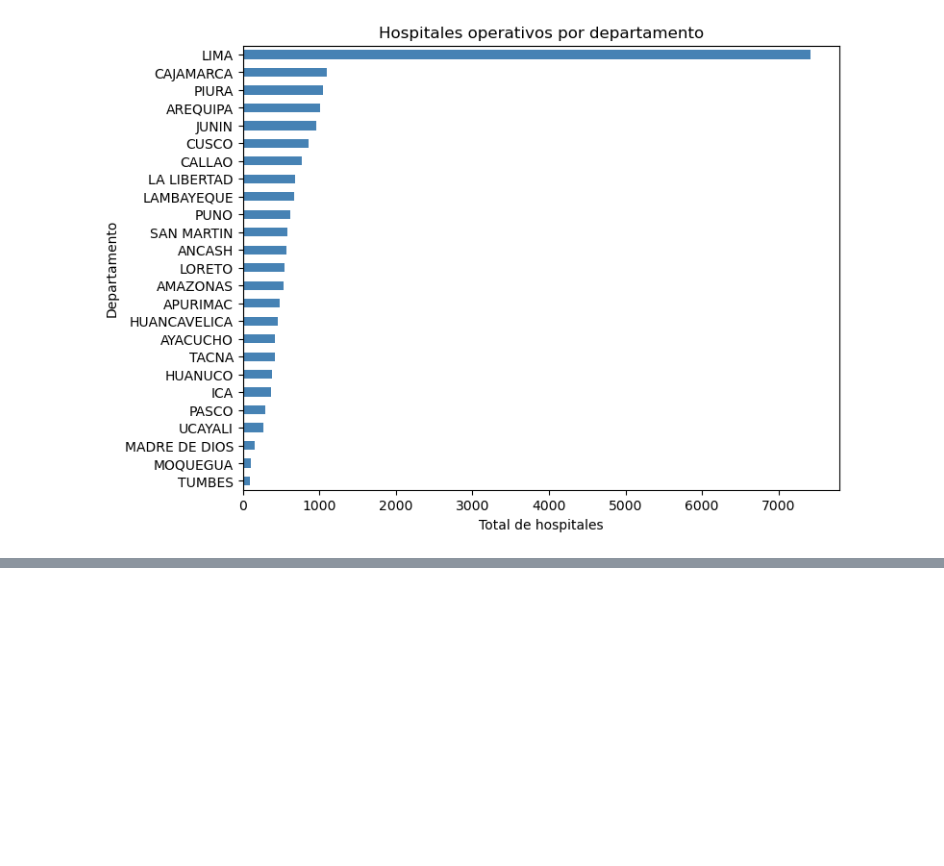
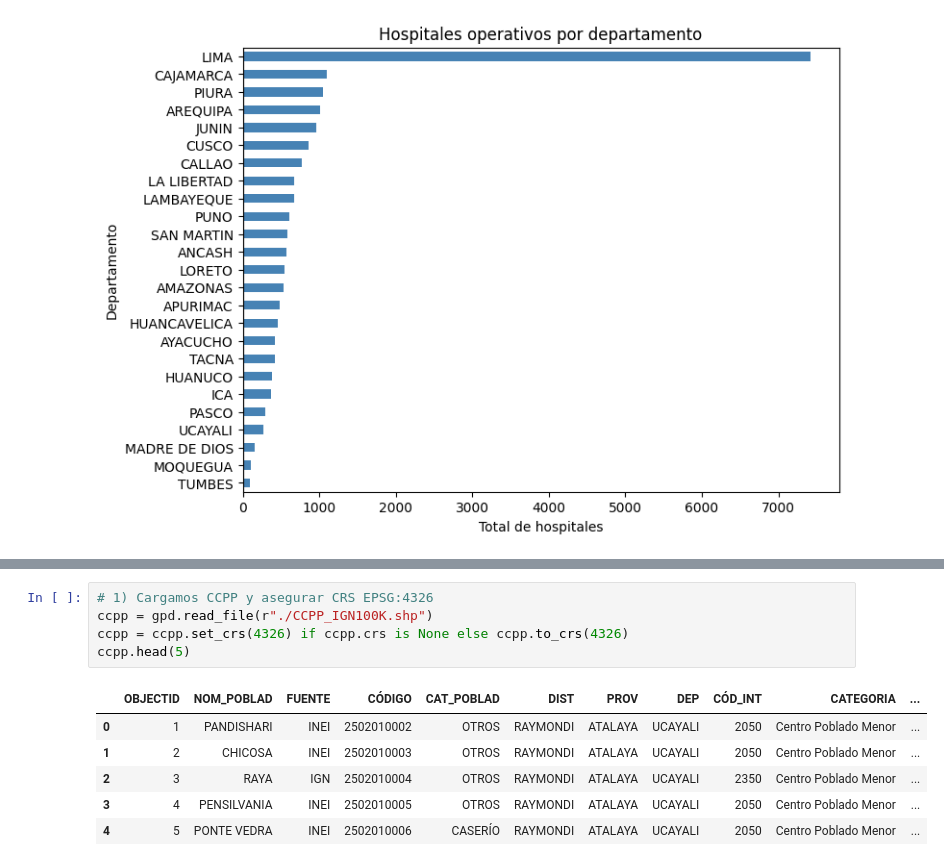
Before and after one commit to Azucena0126/Hospitals-Access-Peru, a Jupyter notebook: data/geopandas.ipynb, the cells around one changed output, grey strips where cells are left out. Drawn from its saved outputs; the diff is of its cells as text; blank space fills up the shorter version.

```diff
--- a/data/geopandas.ipynb
+++ b/data/geopandas.ipynb
@@ -255,0 +375,12 @@ plt.show()
+# %%
+# 1) Cargamos CCPP y asegurar CRS EPSG:4326
+ccpp = gpd.read_file(r"./CCPP_IGN100K.shp")
+ccpp = ccpp.set_crs(4326) if ccpp.crs is None else ccpp.to_crs(4326)
+ccpp.head(5)
+# %% [output]
+|  | OBJECTID | NOM_POBLAD | FUENTE | CÓDIGO | CAT_POBLAD | DIST | PROV | DEP | CÓD_INT | CATEGORIA | ... |
+| 0 | 1 | PANDISHARI | INEI | 2502010002 | OTROS | RAYMONDI | ATALAYA | UCAYALI | 2050 | Centro Poblado Menor | ... |
+| 1 | 2 | CHICOSA | INEI | 2502010003 | OTROS | RAYMONDI | ATALAYA | UCAYALI | 2050 | Centro Poblado Menor | ... |
+| 2 | 3 | RAYA | IGN | 2502010004 | OTROS | RAYMONDI | ATALAYA | UCAYALI | 2350 | Centro Poblado Menor | ... |
+| 3 | 4 | PENSILVANIA | INEI | 2502010005 | OTROS | RAYMONDI | ATALAYA | UCAYALI | 2050 | Centro Poblado Menor | ... |
+| 4 | 5 | PONTE VEDRA | INEI | 2502010006 | CASERÍO | RAYMONDI | ATALAYA | UCAYALI | 2050 | Centro Poblado Menor | ... |
```
Also changed, not shown: parts of 65 cells of this notebook.
